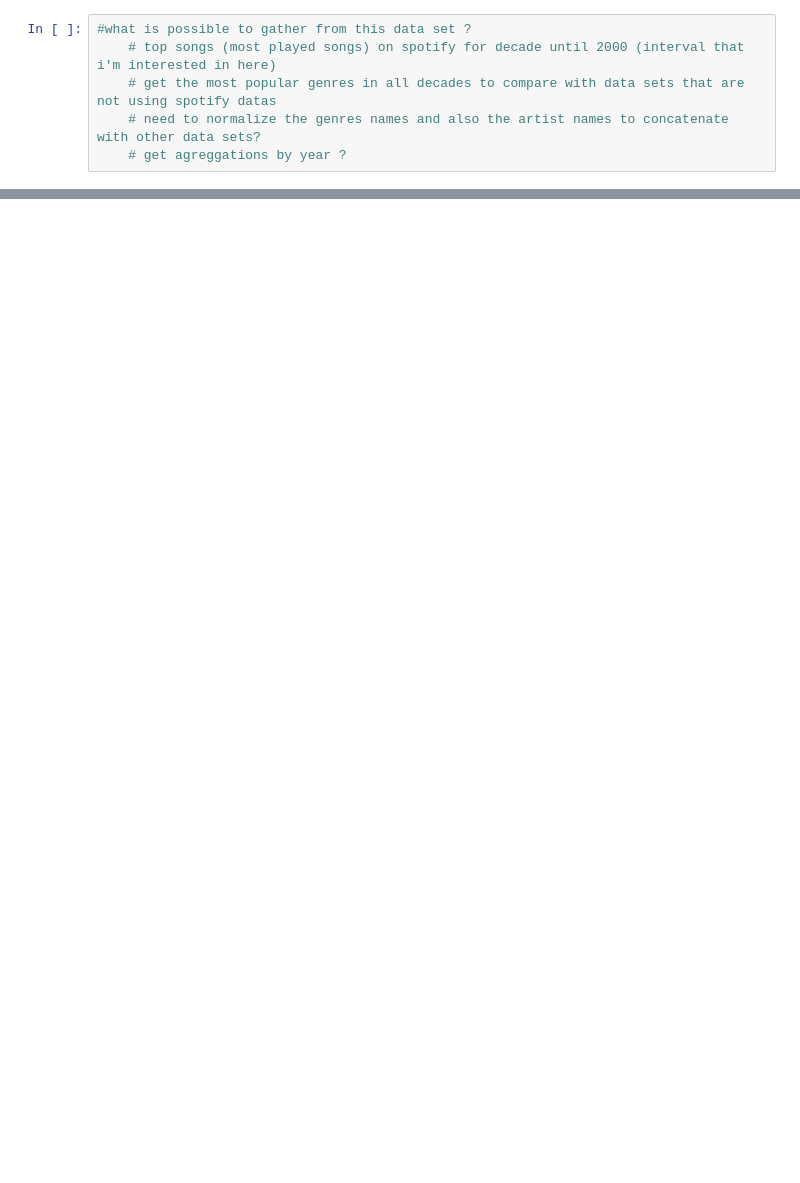
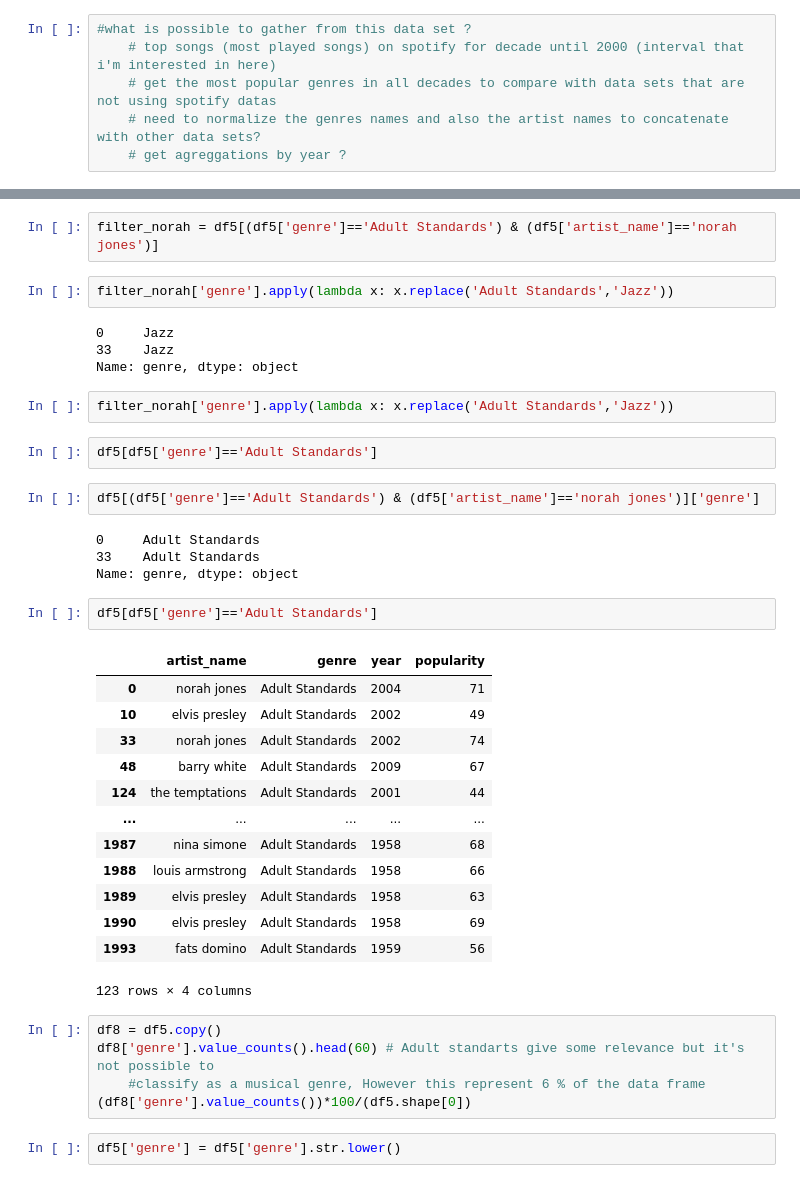
Before and after one commit to pmeirinho19/Mid_bootcamp_project, a Jupyter notebook: Notebooks/Clean Notebook/5. Spotify-2000/Clean 5. Spotify-2000.ipynb, the cells around one changed output, grey strips where cells are left out. Cells and saved outputs as stored; diff of their text form; blank space fills up the shorter version.

```diff
--- a/Notebooks/Clean Notebook/5. Spotify-2000/Clean 5. Spotify-2000.ipynb
+++ b/Notebooks/Clean Notebook/5. Spotify-2000/Clean 5. Spotify-2000.ipynb
@@ -36,0 +486,41 @@ pd.read_csv('5. Spotify-2000.csv').head(50)
+# %%
+filter_norah = df5[(df5['genre']=='Adult Standards') & (df5['artist_name']=='norah jones')]
+# %%
+filter_norah['genre'].apply(lambda x: x.replace('Adult Standards','Jazz'))
+# %% [output]
+0     Jazz
+33    Jazz
+Name: genre, dtype: object
+# %%
+filter_norah['genre'].apply(lambda x: x.replace('Adult Standards','Jazz'))
+# %%
+df5[df5['genre']=='Adult Standards']
+# %%
+df5[(df5['genre']=='Adult Standards') & (df5['artist_name']=='norah jones')]['genre']
+# %% [output]
+0     Adult Standards
+33    Adult Standards
+Name: genre, dtype: object
+# %%
+df5[df5['genre']=='Adult Standards']
+# %% [output]
+|  | artist_name | genre | year | popularity |
+| 0 | norah jones | Adult Standards | 2004 | 71 |
+| 10 | elvis presley | Adult Standards | 2002 | 49 |
+| 33 | norah jones | Adult Standards | 2002 | 74 |
+| 48 | barry white | Adult Standards | 2009 | 67 |
+| 124 | the temptations | Adult Standards | 2001 | 44 |
+| ... | ... | ... | ... | ... |
+| 1987 | nina simone | Adult Standards | 1958 | 68 |
+| 1988 | louis armstrong | Adult Standards | 1958 | 66 |
+| 1989 | elvis presley | Adult Standards | 1958 | 63 |
+| 1990 | elvis presley | Adult Standards | 1958 | 69 |
+| 1993 | fats domino | Adult Standards | 1959 | 56 |
+123 rows × 4 columns
+# %%
+df8 = df5.copy()
+df8['genre'].value_counts().head(60) # Adult standarts give some relevance but it's not possible to
+    #classify as a musical genre, However this represent 6 % of the data frame
+(df8['genre'].value_counts())*100/(df5.shape[0])
+# %%
+df5['genre'] = df5['genre'].str.lower()
```
Also changed, not shown: parts of 9 cells of this notebook, 15 other files.
